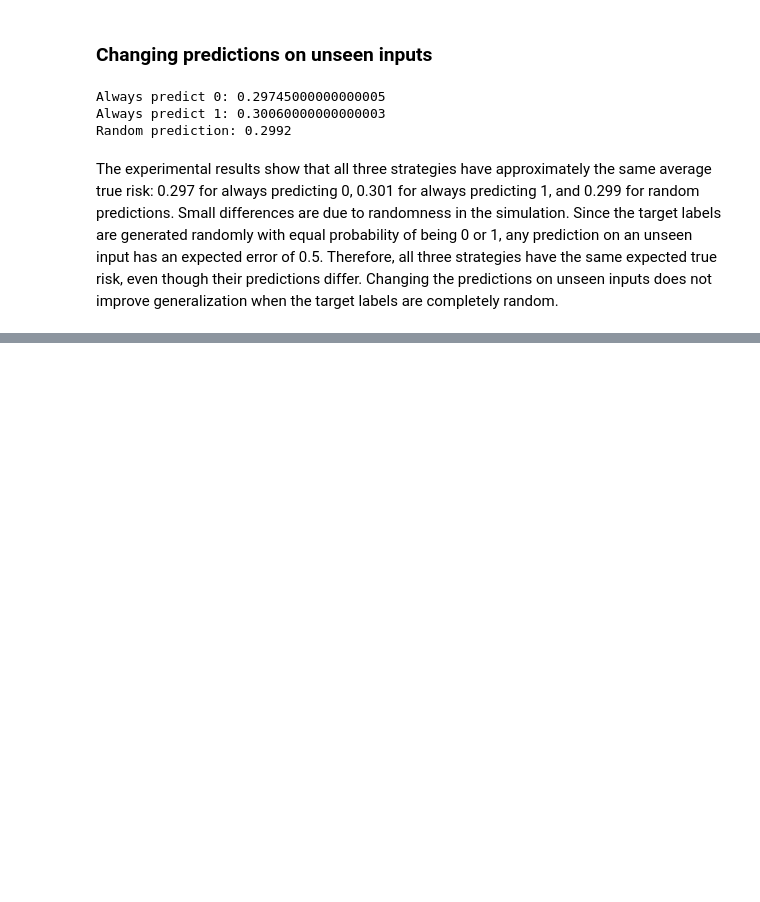
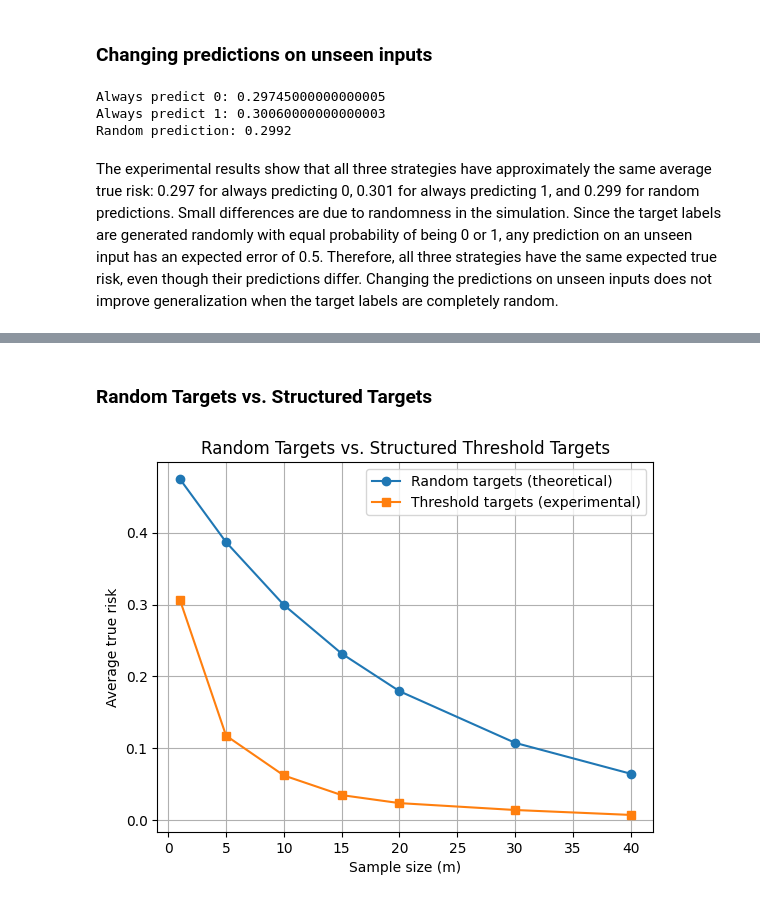
Before and after one commit to Gana-ABDelkader/GanaABDELKADER-MIAGE-ML, a Jupyter notebook: homework_02/hw2.ipynb, the cells around one changed output, grey strips where cells are left out. Saved outputs shown, nothing was run; the diff lists cells and outputs as text; code cells hidden in the pictures; blank space fills up the shorter version.

```diff
--- a/homework_02/hw2.ipynb
+++ b/homework_02/hw2.ipynb
@@ -529,0 +644,18 @@ Changing the predictions on unseen inputs does not improve generalization when t
+# %% [markdown]
+### Random Targets vs. Structured Targets
+# %%
+random_target_risks = [
+    0.5 * (1 - 1/N)**m for m in sample_sizes
+]
+
+plt.plot(sample_sizes, random_target_risks, marker='o', label='Random targets (theoretical)')
+plt.plot(sample_sizes,  , marker='s', label='Threshold targets (experimental)')
+
+plt.xlabel('Sample size (m)')
+plt.ylabel('Average true risk')
+plt.title('Random Targets vs. Structured Threshold Targets')
+plt.legend()
+plt.grid(True)
+plt.show()
+# %% [output]
+[figure, added]
```
Also changed, not shown: parts of 10 cells of this notebook.
